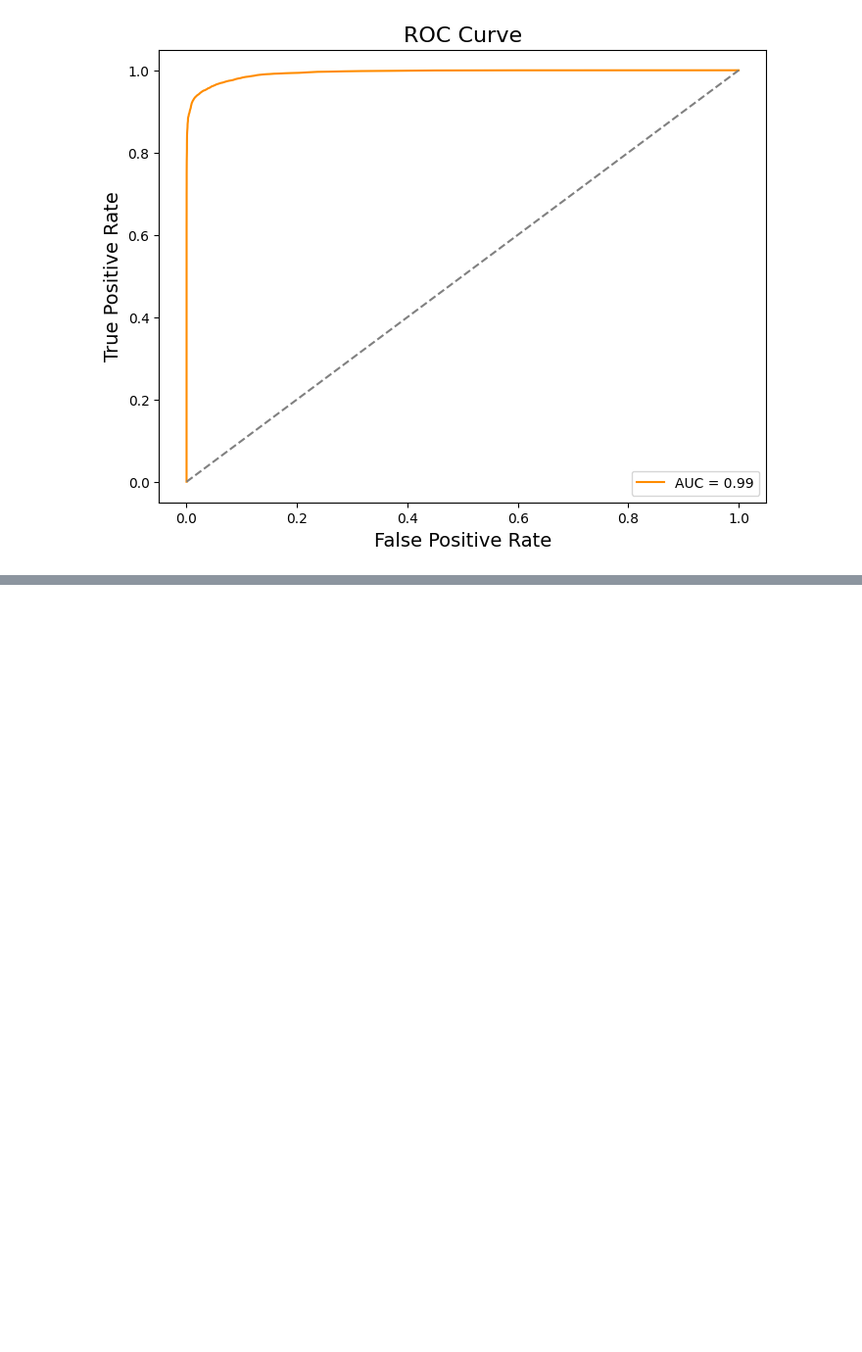
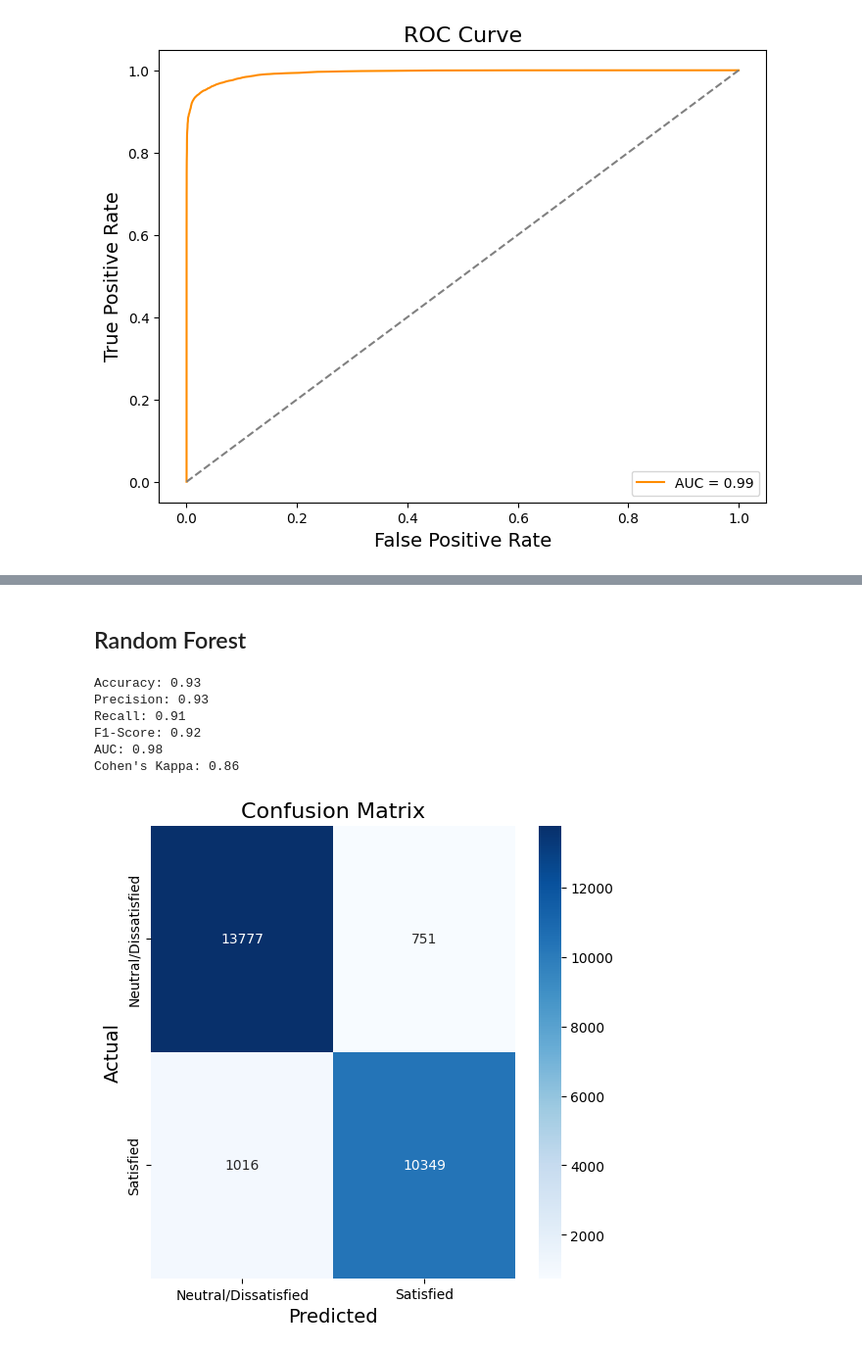
Before and after one commit to airline-management-system/customer-satisfaction, a Jupyter notebook: notebook/benchmark.ipynb, the cells around one changed output, grey strips where cells are left out. Shown at 98% size. Cells and saved outputs as stored; diff of their text form; code cells hidden in the pictures; blank space fills up the shorter version.

```diff
--- a/notebook/benchmark.ipynb
+++ b/notebook/benchmark.ipynb
@@ -218,0 +277,12 @@ Cohen's Kappa: 0.92
+# %% [markdown]
+## Random Forest
+# %%
+random_forest(X_train_selected, y_train, X_test_selected, n_estimators=100, random_state=42)
+# %% [output]
+Accuracy: 0.93
+Precision: 0.93
+Recall: 0.91
+F1-Score: 0.92
+AUC: 0.98
+Cohen's Kappa: 0.86
+[figure, added]
```
Also changed, not shown: parts of 13 cells of this notebook.
